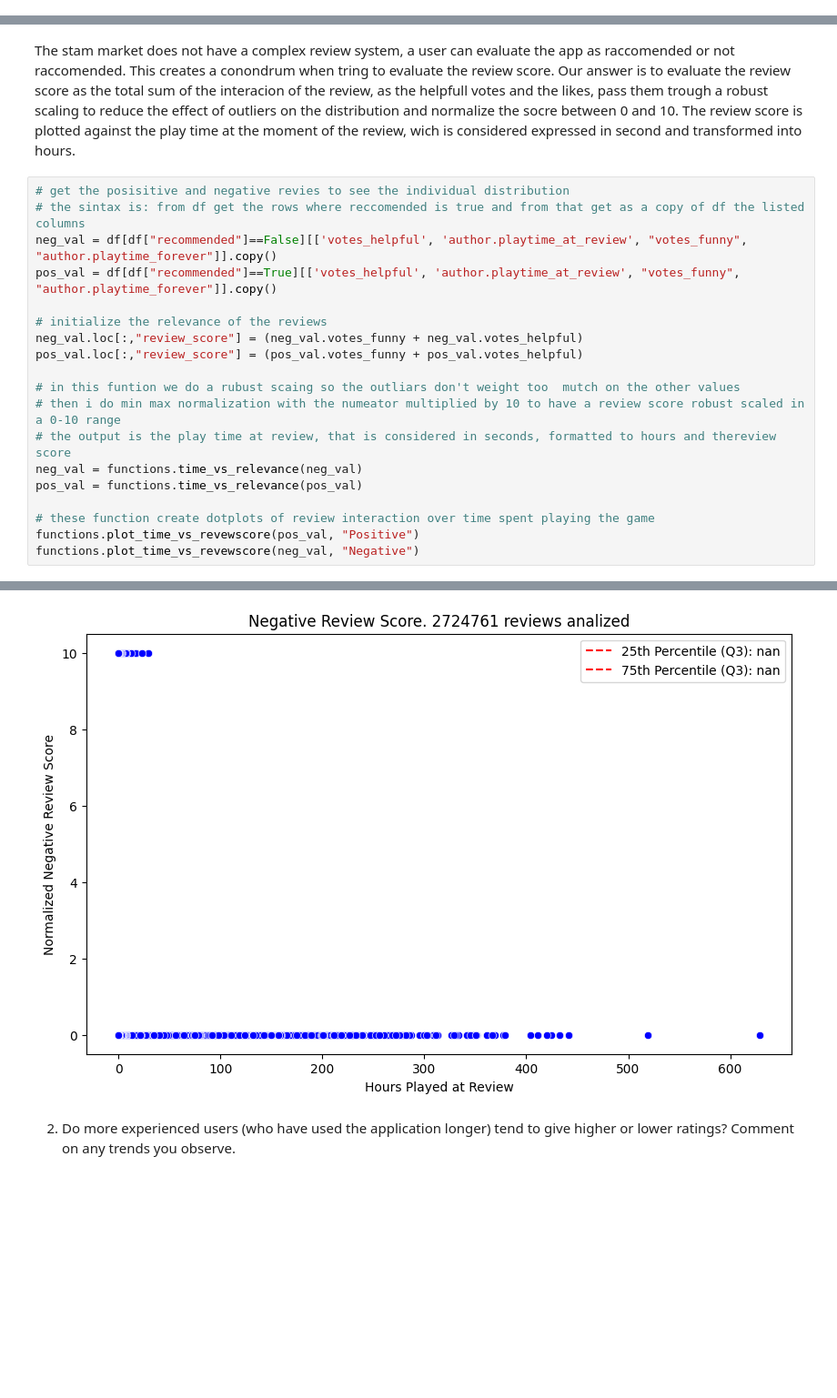
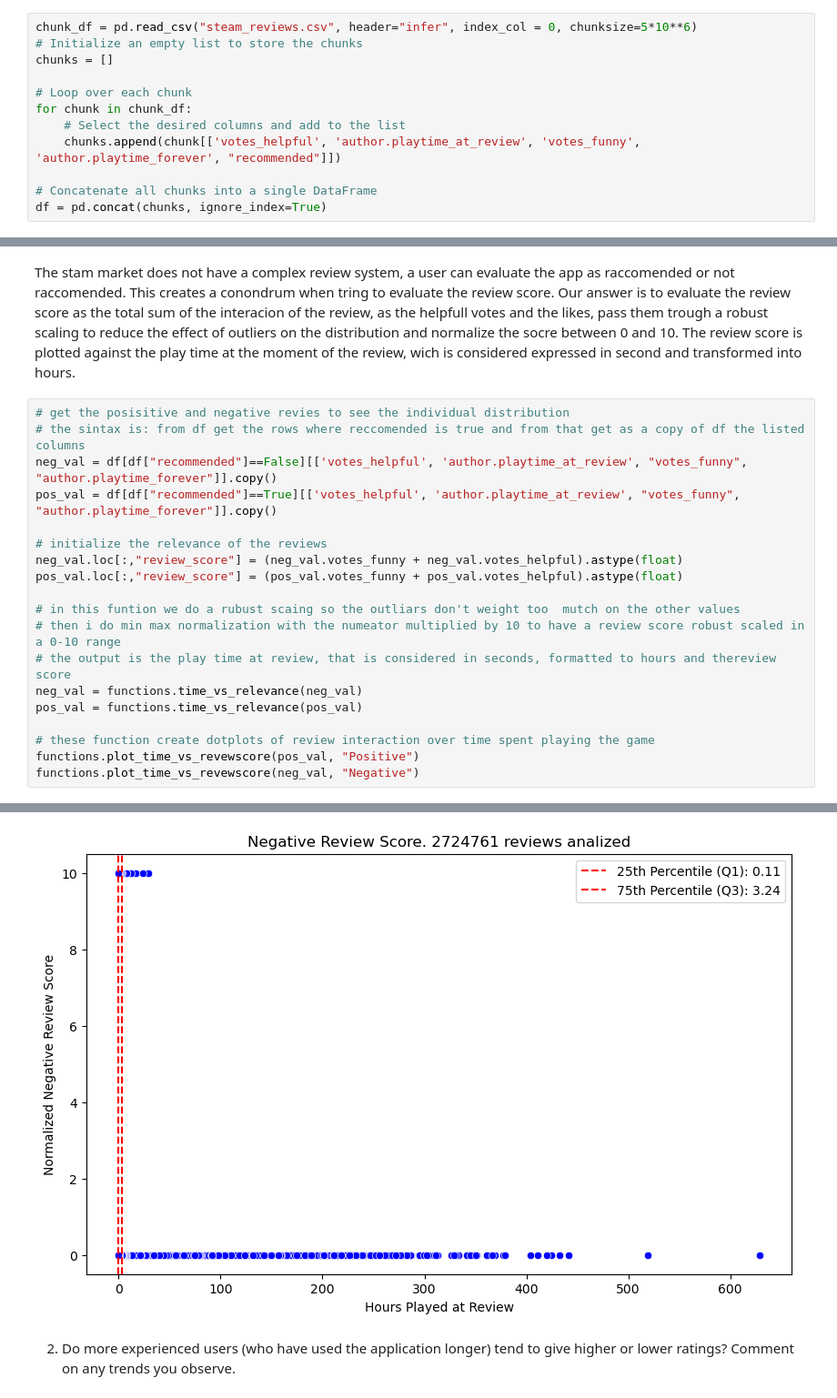
Before and after one commit to zimmy11/ADM-HW2, a Jupyter notebook: main.ipynb, the cells around one changed output, grey strips where cells are left out. Shown at 91% size. Drawn from its saved outputs; the diff is of its cells as text; blank space fills up the shorter version.

Commit message:
fixed the graphs of ex4

```diff
--- a/main.ipynb
+++ b/main.ipynb
@@ -38,3 +36,15 @@ df = pd.read_csv("../steam_reviews.csv", header="infer", index_col = 0)
+# %%
+chunk_df = pd.read_csv("steam_reviews.csv", header="infer", index_col = 0, chunksize=5*10**6)
+# Initialize an empty list to store the chunks
+chunks = []
+
+# Loop over each chunk
+for chunk in chunk_df:
+    # Select the desired columns and add to the list
+    chunks.append(chunk[['votes_helpful', 'author.playtime_at_review', 'votes_funny', 'author.playtime_forever', "recommended"]])
+
+# Concatenate all chunks into a single DataFrame
+df = pd.concat(chunks, ignore_index=True)
 # %% [markdown]
 #### **1. Exploring the Dataset**
 
@@ -707,8 +717,8 @@ neg_val = df[df["recommended"]==False][['votes_helpful', 'author.playtime_at_rev
 pos_val = df[df["recommended"]==True][['votes_helpful', 'author.playtime_at_review', "votes_funny", "author.playtime_forever"]].copy()
 
 # initialize the relevance of the reviews
-neg_val.loc[:,"review_score"] = (neg_val.votes_funny + neg_val.votes_helpful)
-pos_val.loc[:,"review_score"] = (pos_val.votes_funny + pos_val.votes_helpful)
+neg_val.loc[:,"review_score"] = (neg_val.votes_funny + neg_val.votes_helpful).astype(float)
+pos_val.loc[:,"review_score"] = (pos_val.votes_funny + pos_val.votes_helpful).astype(float)
 
 # in this funtion we do a rubust scaing so the outliars don't weight too  mutch on the other values
 # then i do min max normalization with the numeator multiplied by 10 to have a review score robust scaled in a 0-10 range
@@ -726,4 +734,4 @@ functions.plot_time_vs_revewscore(neg_val, "Negative")
-[figure, old version]
+[figure, new version]
 # %% [markdown]
 2. Do more experienced users (who have used the application longer) tend to give higher or lower ratings? Comment on any trends you observe.
 # %% [markdown]
```
Also changed, not shown: parts of 3 cells of this notebook, 1 other file.
